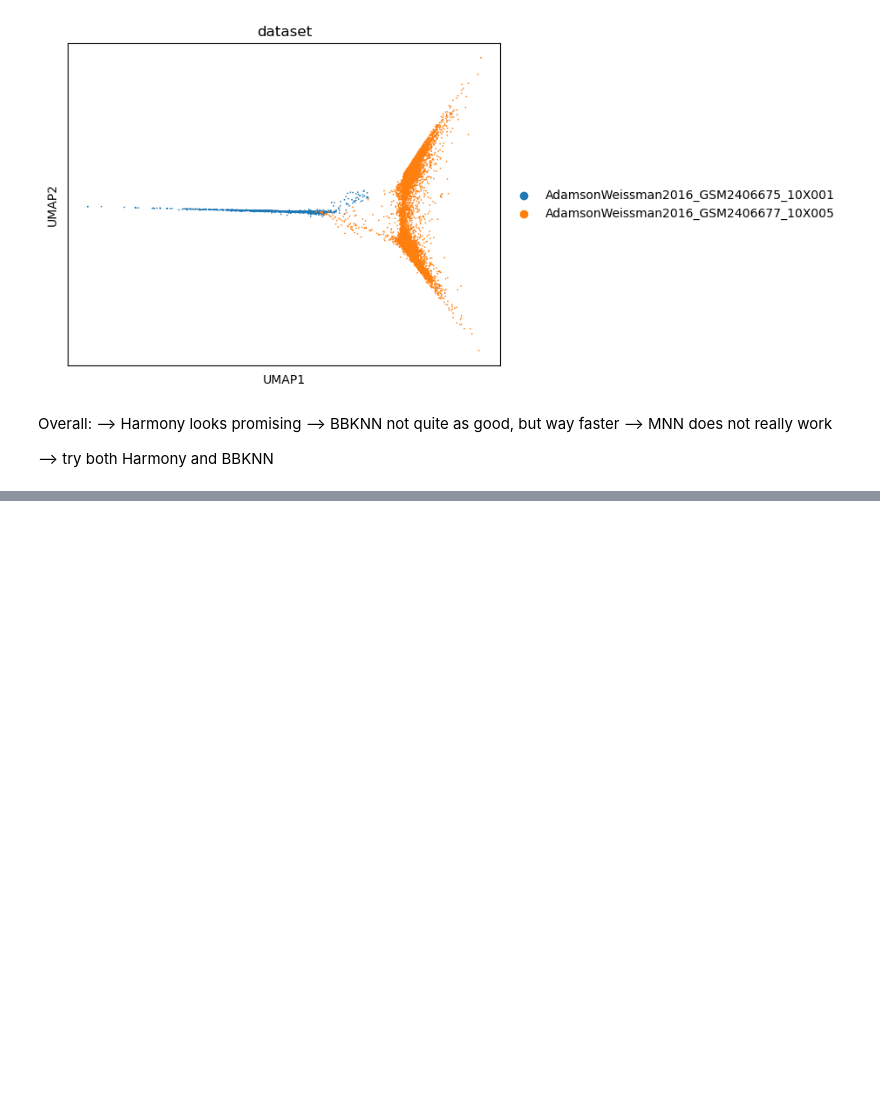
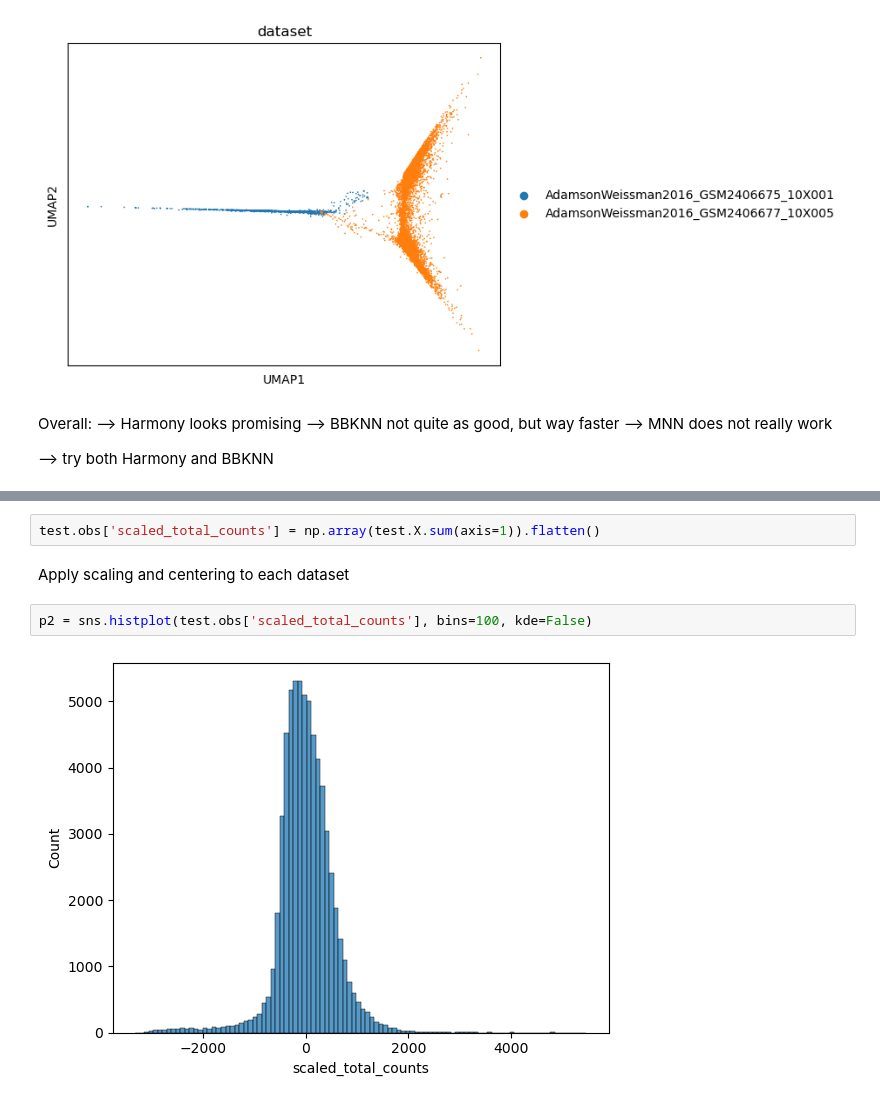
Before and after one commit to GoyalLab/ExPert, a Jupyter notebook: notebooks/merge_datasets.ipynb, the cells around one changed output, grey strips where cells are left out. Saved outputs shown, nothing was run; the diff lists cells and outputs as text; blank space fills up the shorter version.

```diff
--- a/notebooks/merge_datasets.ipynb
+++ b/notebooks/merge_datasets.ipynb
@@ -125,0 +123,8 @@ sc.pl.umap(metaset, color='dataset')
+# %%
+test.obs['scaled_total_counts'] = np.array(test.X.sum(axis=1)).flatten()
+# %% [markdown]
+Apply scaling and centering to each dataset
+# %%
+p2 = sns.histplot(test.obs['scaled_total_counts'], bins=100, kde=False)
+# %% [output]
+[figure, added]
```
Also changed, not shown: parts of 16 cells of this notebook, 12 other files.
